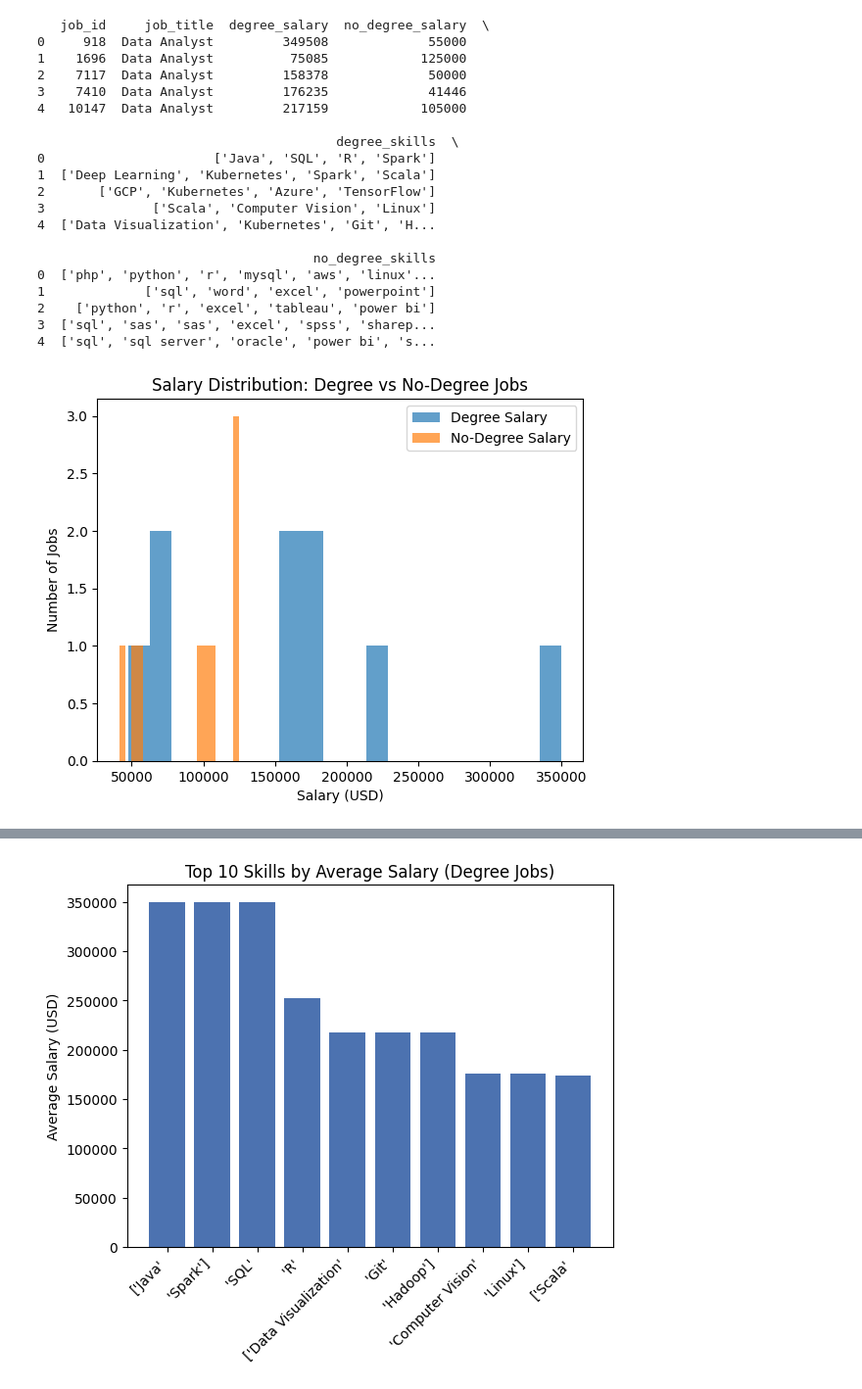
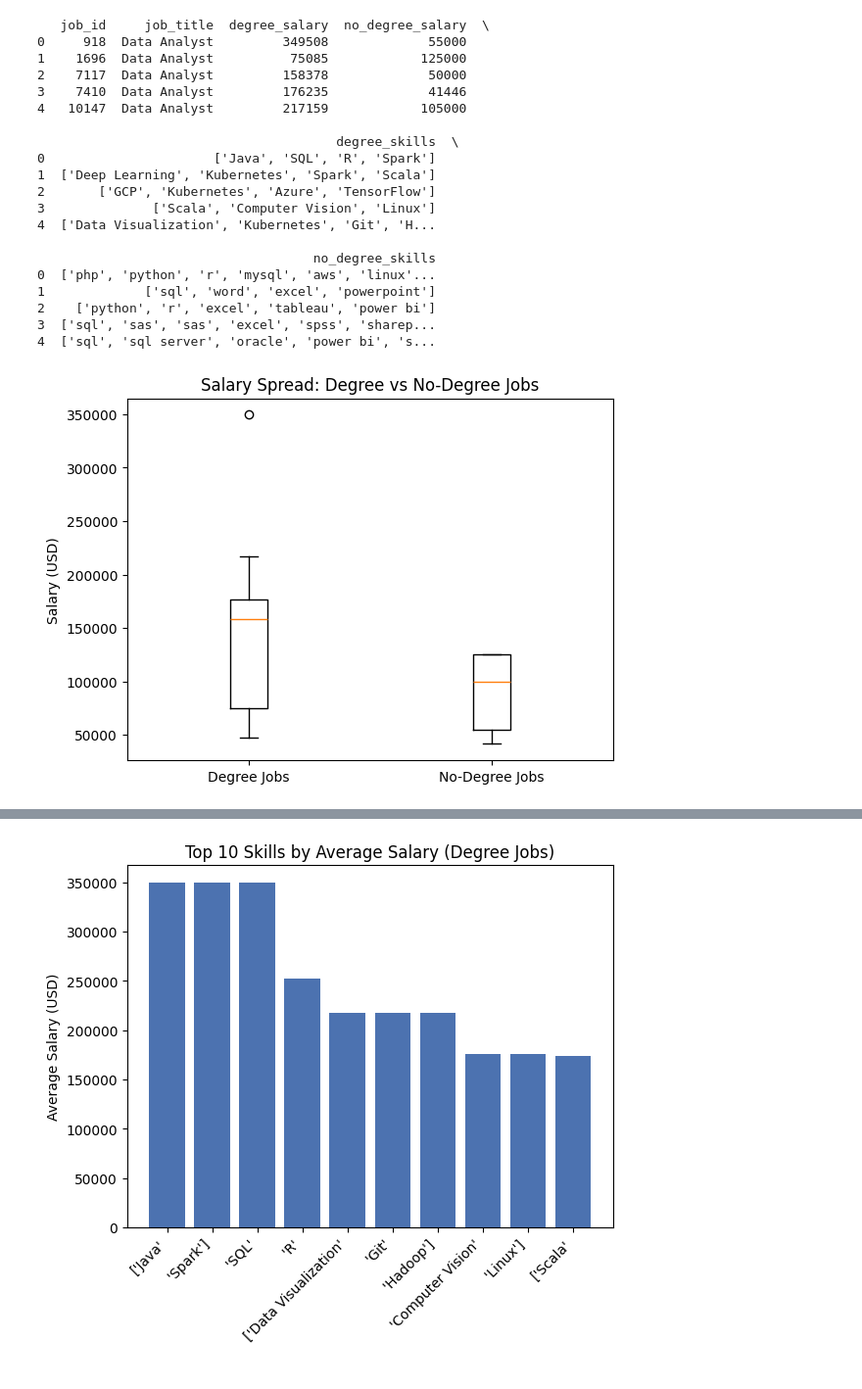
Before and after one commit to Wyparks04/Degree_Impact_On_Data_Analyst_Salaries, a Jupyter notebook: create_SQLite_database.ipynb, the cells around one changed output, grey strips where cells are left out. Shown: that part at 98% size. Drawn from its saved outputs; the diff is of its cells as text; code cells hidden in the pictures.

Commit message:
updated notebook; creating graph visualizations

```diff
--- a/create_SQLite_database.ipynb
+++ b/create_SQLite_database.ipynb
@@ -330,15 +330,16 @@ print(joined_jobs.head())
 2    ['python', 'r', 'excel', 'tableau', 'power bi']
 3  ['sql', 'sas', 'sas', 'excel', 'spss', 'sharep...
 4  ['sql', 'sql server', 'oracle', 'power bi', 's...
-# %%
-import matplotlib.pyplot as plt
-
-plt.hist(joined_df["degree_salary"].dropna(), bins=20, alpha=0.7, label="Degree Salary")
-plt.hist(joined_df["no_degree_salary"].dropna(), bins=20, alpha=0.7, label="No-Degree Salary")
-plt.title("Salary Distribution: Degree vs No-Degree Jobs")
-plt.xlabel("Salary (USD)")
-plt.ylabel("Number of Jobs")
-plt.legend()
-plt.show()
-# %% [output]
-[figure, removed]
+# %%
+data = [
+    joined_jobs["degree_salary"].dropna(),
+    joined_jobs["no_degree_salary"].dropna()
+]
+labels = ["Degree Jobs", "No-Degree Jobs"]
+
+plt.boxplot(data, labels=labels)
+plt.title("Salary Spread: Degree vs No-Degree Jobs")
+plt.ylabel("Salary (USD)")
+plt.show()
+# %% [output]
+[figure, added]
```
Also changed, not shown: parts of 3 cells of this notebook.
